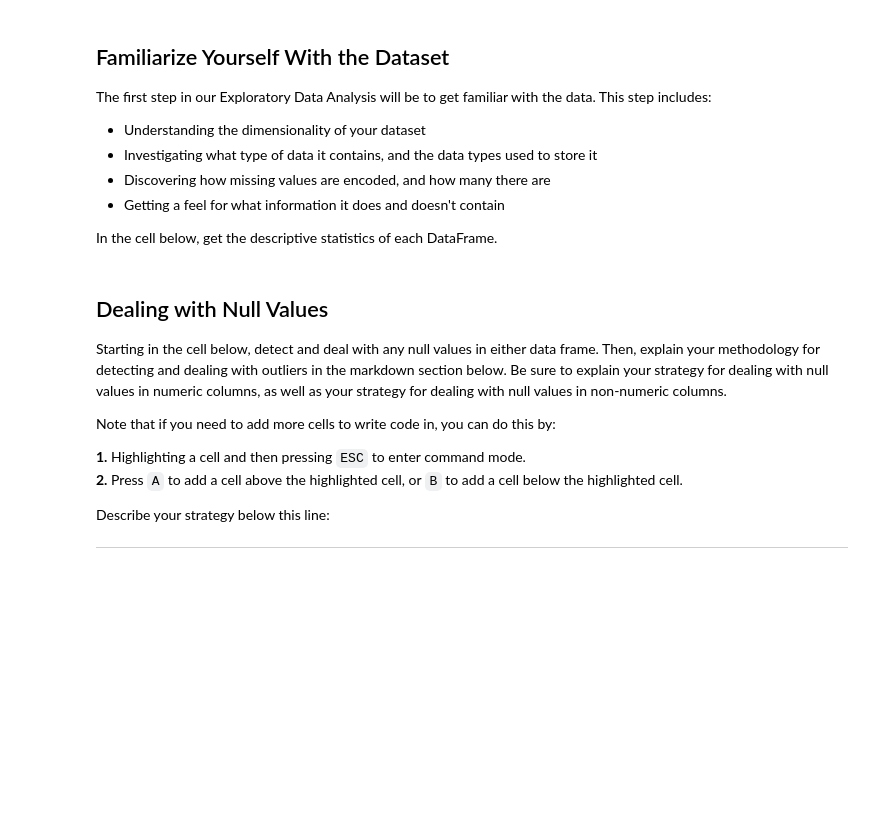
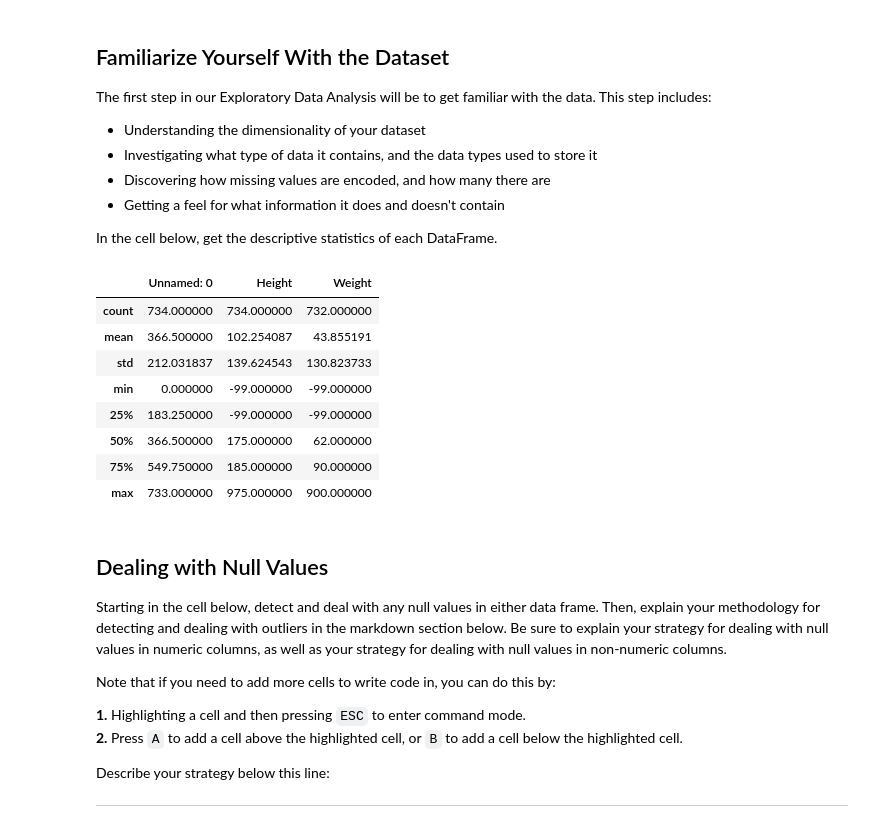
Before and after one commit to Tenchibule/dsc-data-cleaning-project-dc-ds-071519, a Jupyter notebook: index.ipynb, the cells around one changed output. Cells and saved outputs as stored; diff of their text form; code cells hidden in the pictures; blank space fills up the shorter version.

```diff
--- a/index.ipynb
+++ b/index.ipynb
@@ -75,6 +75,18 @@ The first step in our Exploratory Data Analysis will be to get familiar with the
 * Getting a feel for what information it does and doesn't contain
 
 In the cell below, get the descriptive statistics of each DataFrame.
+# %%
+heroes_df.describe()
+# %% [output]
+|  | Unnamed: 0 | Height | Weight |
+| count | 734.000000 | 734.000000 | 732.000000 |
+| mean | 366.500000 | 102.254087 | 43.855191 |
+| std | 212.031837 | 139.624543 | 130.823733 |
+| min | 0.000000 | -99.000000 | -99.000000 |
+| 25% | 183.250000 | -99.000000 | -99.000000 |
+| 50% | 366.500000 | 175.000000 | 62.000000 |
+| 75% | 549.750000 | 185.000000 | 90.000000 |
+| max | 733.000000 | 975.000000 | 900.000000 |
 # %% [markdown]
 ## Dealing with Null Values
 
```
